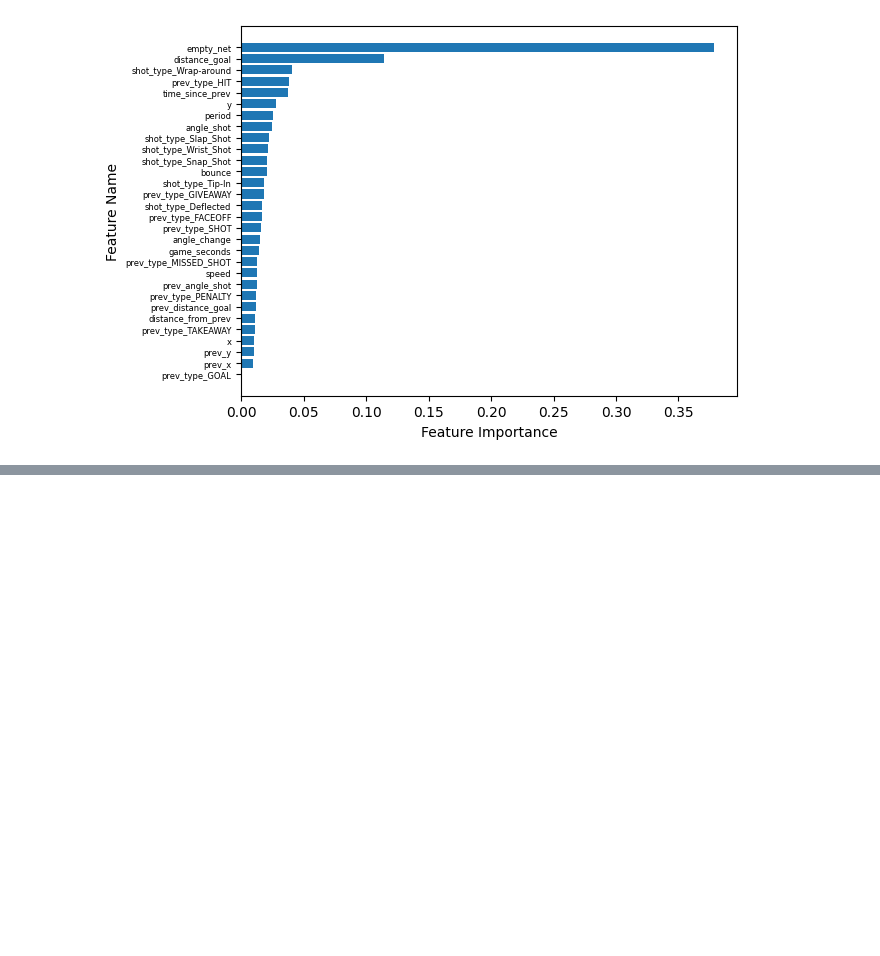
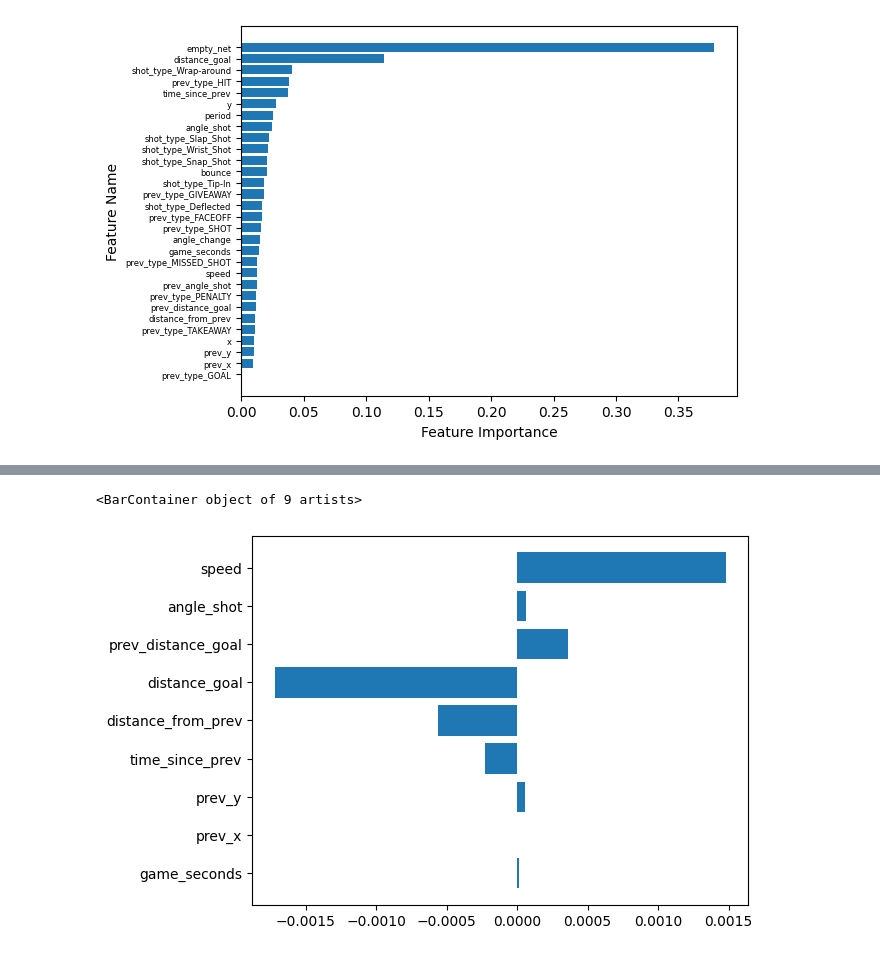
Before and after one commit to Jay-D13/IFT6758-A5-NHL, a Jupyter notebook: notebooks/Milestone2/5 - Advanced models.ipynb, the cells around one changed output, grey strips where cells are left out. Cells and saved outputs as stored; diff of their text form; code cells hidden in the pictures; blank space fills up the shorter version.

```diff
--- a/notebooks/Milestone2/5 - Advanced models.ipynb
+++ b/notebooks/Milestone2/5 - Advanced models.ipynb
@@ -53,0 +107,13 @@ plt.show()
+# %%
+from sklearn.linear_model import LassoCV
+from sklearn.model_selection import RepeatedStratifiedKFold
+# Create the LASSO model
+kfold = RepeatedStratifiedKFold(n_splits=5, n_repeats=3, random_state=42)
+
+lasso_model = LassoCV(cv = kfold)
+
+# Fit the model
+lasso_model.fit(X2_train, y2_train)
+
+# Get selected features
+selected_features = X2_train.columns[lasso_model.coef_ != 0]
@@ -53,0 +138,5 @@ plt.show()
+# %%
+plt.barh(selected_features, lasso_model.coef_[lasso_model.coef_ != 0])
+# %% [output]
+<BarContainer object of 9 artists>
+[figure, added]
```
Also changed, not shown: parts of 44 cells of this notebook, 10 other files.
